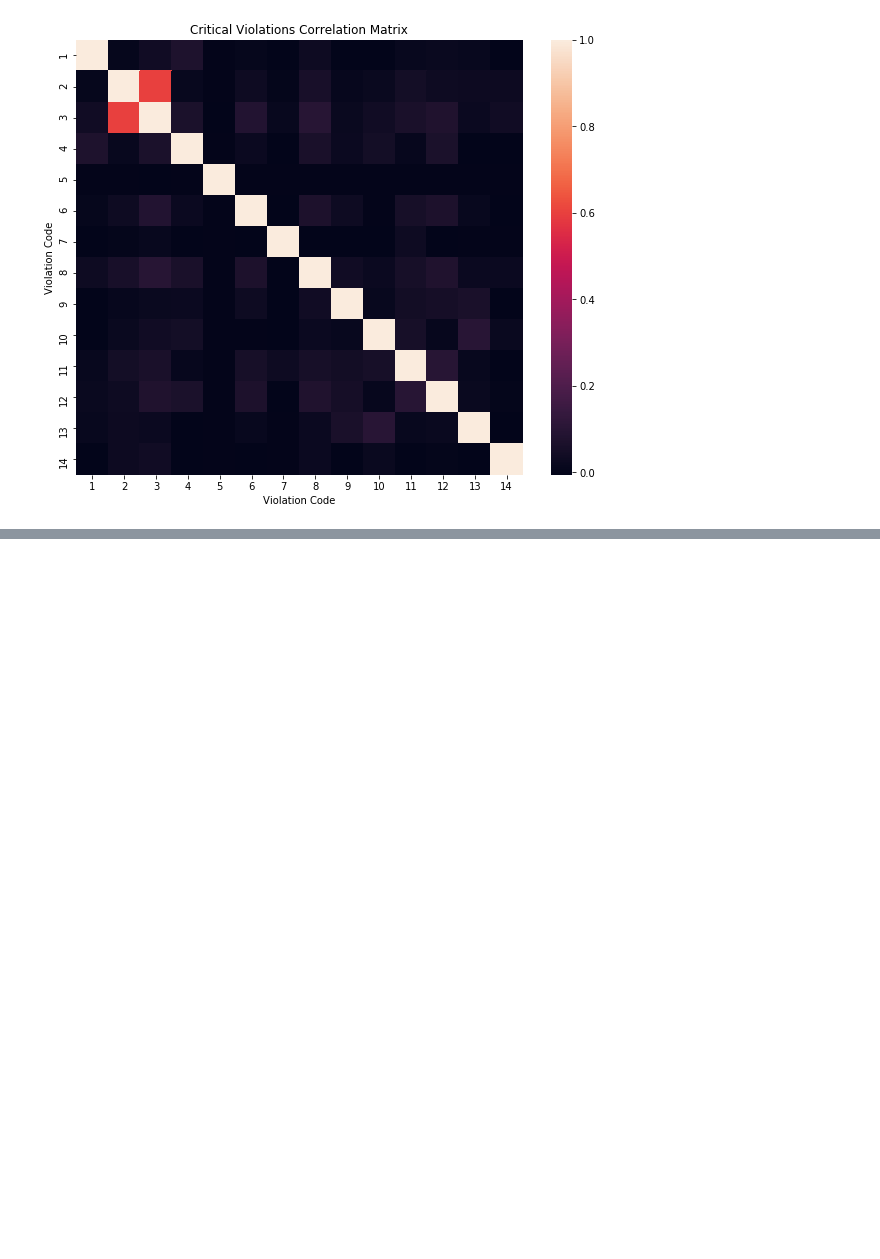
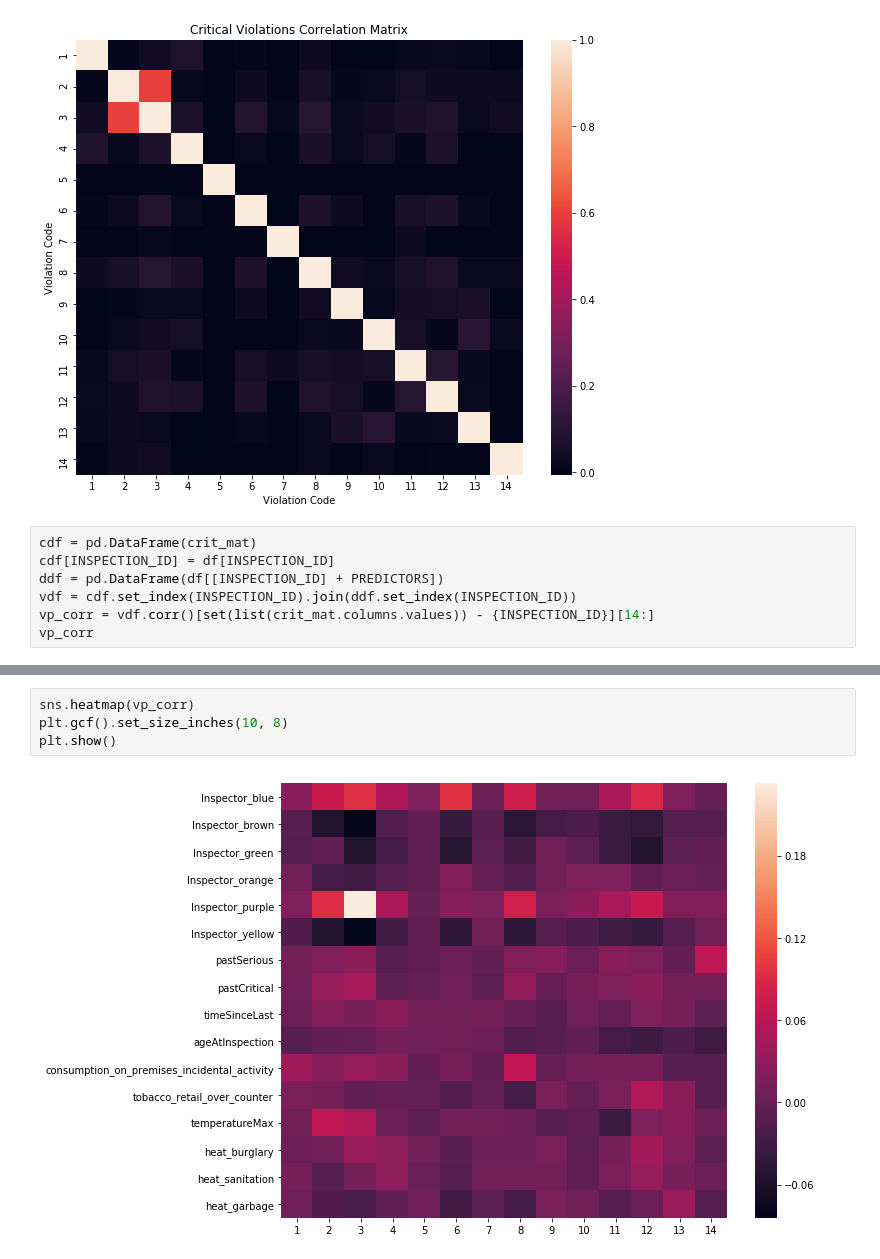
Before and after one commit to vingkan/foodinspectionforecasting, a Jupyter notebook: IIT/13_violations.ipynb, the cells around one changed output, grey strips where cells are left out. Drawn from its saved outputs; the diff is of its cells as text; blank space fills up the shorter version.

```diff
--- a/IIT/13_violations.ipynb
+++ b/IIT/13_violations.ipynb
@@ -118,3 +99,10 @@ plt.title("Critical Violations Correlation Matrix")
 plt.show()
 # %% [output]
 [figure]
+# %%
+cdf = pd.DataFrame(crit_mat)
+cdf[INSPECTION_ID] = df[INSPECTION_ID]
+ddf = pd.DataFrame(df[[INSPECTION_ID] + PREDICTORS])
+vdf = cdf.set_index(INSPECTION_ID).join(ddf.set_index(INSPECTION_ID))
+vp_corr = vdf.corr()[set(list(crit_mat.columns.values)) - {INSPECTION_ID}][14:]
+vp_corr
@@ -120,0 +127,6 @@ plt.show()
+# %%
+sns.heatmap(vp_corr)
+plt.gcf().set_size_inches(10, 8)
+plt.show()
+# %% [output]
+[figure, added]
```
Also changed, not shown: parts of 10 cells of this notebook.
